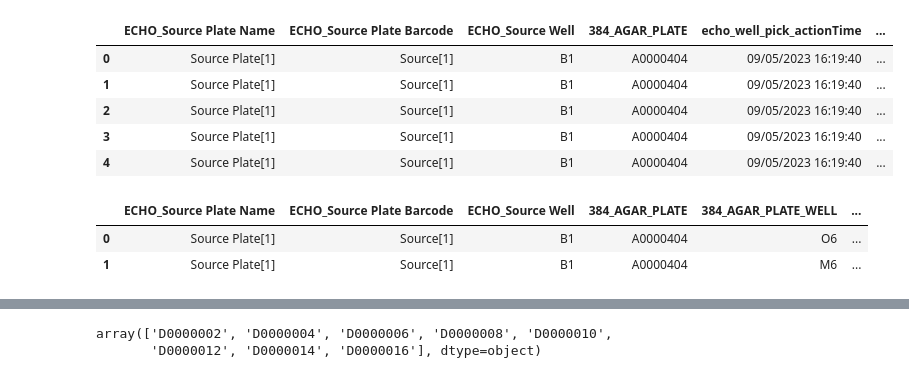
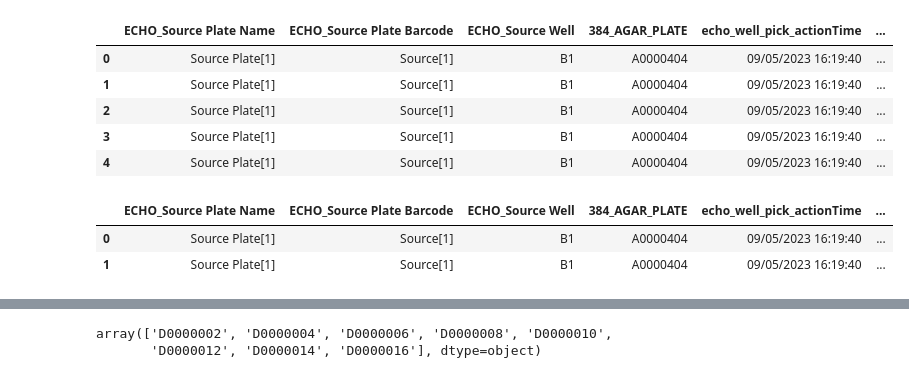
Before and after one commit to tonyageall/Automation-Consolidation, a Jupyter notebook: Package_Test.ipynb, the cells around one changed output, grey strips where cells are left out. Drawn from its saved outputs; the diff is of its cells as text; code cells hidden in the pictures.

```diff
--- a/Package_Test.ipynb
+++ b/Package_Test.ipynb
@@ -11,7 +11,7 @@ from datetime import datetime
 import os
 import re
 # %%
-DIRS = r'C:\Users\anfarina\OneDrive - Primrose Bio, Inc\EXP4605- FastFeas 8MTT and Pertactin\OneDrive_2024-01-23\Biomek Logs/1_Agar CP/'
+DIRS = r'test/1_Agar CP/'
 FirstMeta = EchotoPlateConsol.PlateConverter(DIRS).convert()
 # %%
 FirstMeta.head(n=5)
@@ -23,12 +23,12 @@ FirstMeta.head(n=5)
 | 3 | Source Plate[1] | Source[1] | B1 | A0000404 | 09/05/2023 16:19:40 | ... |
 | 4 | Source Plate[1] | Source[1] | B1 | A0000404 | 09/05/2023 16:19:40 | ... |
 # %%
-dp = r'C:\Users\anfarina\OneDrive - Primrose Bio, Inc\EXP4605- FastFeas 8MTT and Pertactin\OneDrive_2024-01-23\Biomek Logs/3_Harvest/'
+dp = r'test/3_Harvest/'
 
 ToDPplate = EchotoPlateConsol.DilutionPlateCreator(dp, FirstMeta).create_dilution_plates()
 
 ToDPplate.head(n=2)
 # %% [output]
-|  | ECHO_Source Plate Name | ECHO_Source Plate Barcode | ECHO_Source Well | 384_AGAR_PLATE | 384_AGAR_PLATE_WELL | ... |
-| 0 | Source Plate[1] | Source[1] | B1 | A0000404 | O6 | ... |
-| 1 | Source Plate[1] | Source[1] | B1 | A0000404 | M6 | ... |
+|  | ECHO_Source Plate Name | ECHO_Source Plate Barcode | ECHO_Source Well | 384_AGAR_PLATE | echo_well_pick_actionTime | ... |
+| 0 | Source Plate[1] | Source[1] | B1 | A0000404 | 09/05/2023 16:19:40 | ... |
+| 1 | Source Plate[1] | Source[1] | B1 | A0000404 | 09/05/2023 16:19:40 | ... |
```
Also changed, not shown: parts of 21 cells of this notebook, 2 other files.
